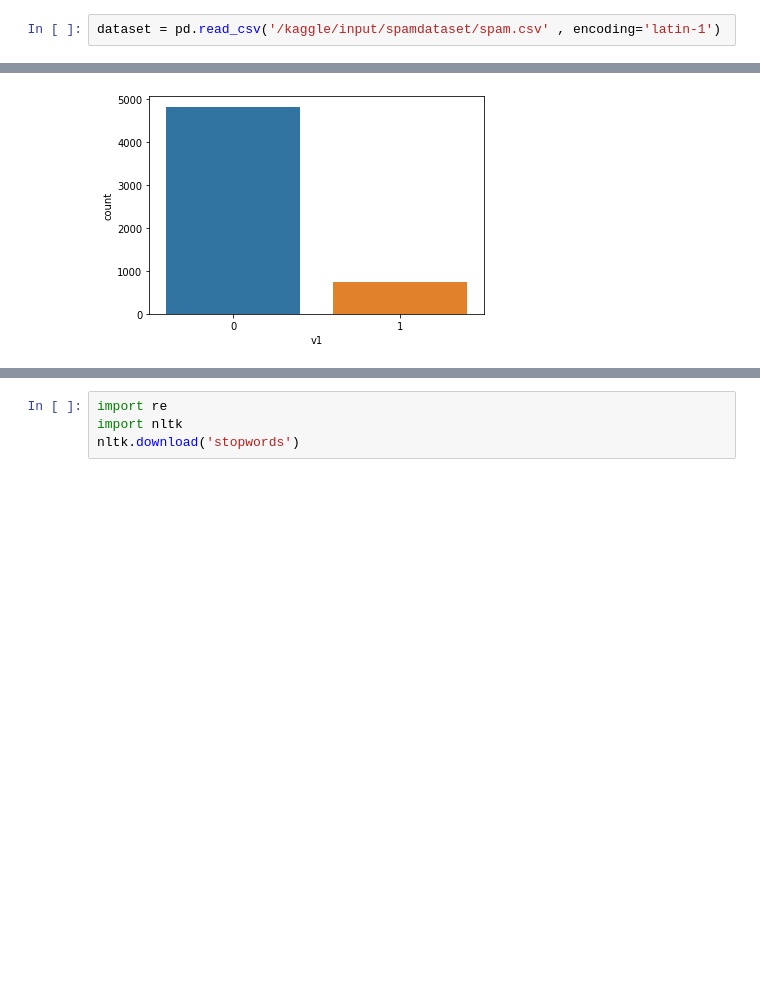
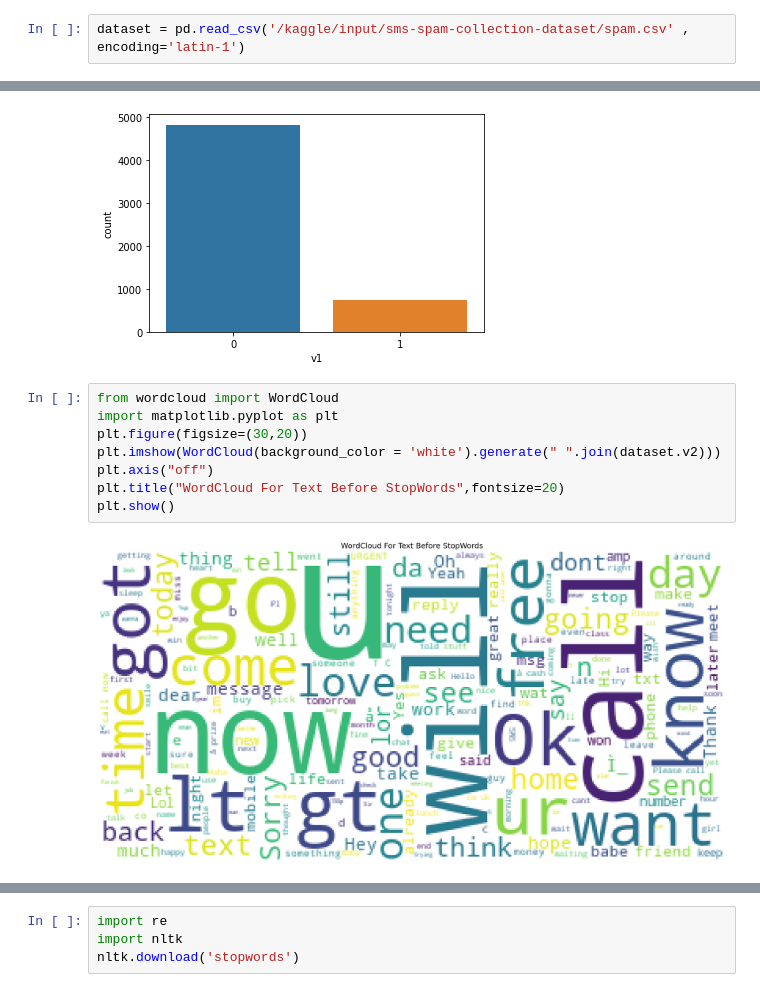
Before and after one commit to Pavansumant/SMS-spam-detector, a Jupyter notebook: sms-spam-detector.ipynb, the cells around one changed output, grey strips where cells are left out. Drawn from its saved outputs; the diff is of its cells as text; blank space fills up the shorter version.

Commit message:
Kaggle Notebook | SMS spam detector | Version 2

```diff
--- a/sms-spam-detector.ipynb
+++ b/sms-spam-detector.ipynb
@@ -3,7 +3,7 @@ import numpy as np
 import pandas as pd
 import seaborn as sns
 # %%
-dataset = pd.read_csv('/kaggle/input/spamdataset/spam.csv' , encoding='latin-1')
+dataset = pd.read_csv('/kaggle/input/sms-spam-collection-dataset/spam.csv' , encoding='latin-1')
 # %%
 dataset.head()
 # %% [output]
@@ -50,3 +50,13 @@ sns.countplot(dataset['v1'])
 # %% [output]
 <AxesSubplot:xlabel='v1', ylabel='count'>
 [figure]
+# %%
+from wordcloud import WordCloud
+import matplotlib.pyplot as plt
+plt.figure(figsize=(30,20))
+plt.imshow(WordCloud(background_color = 'white').generate(" ".join(dataset.v2)))
+plt.axis("off")
+plt.title("WordCloud For Text Before StopWords",fontsize=20)
+plt.show()
+# %% [output]
+[figure, added]
```
Also changed, not shown: parts of 19 cells of this notebook.
